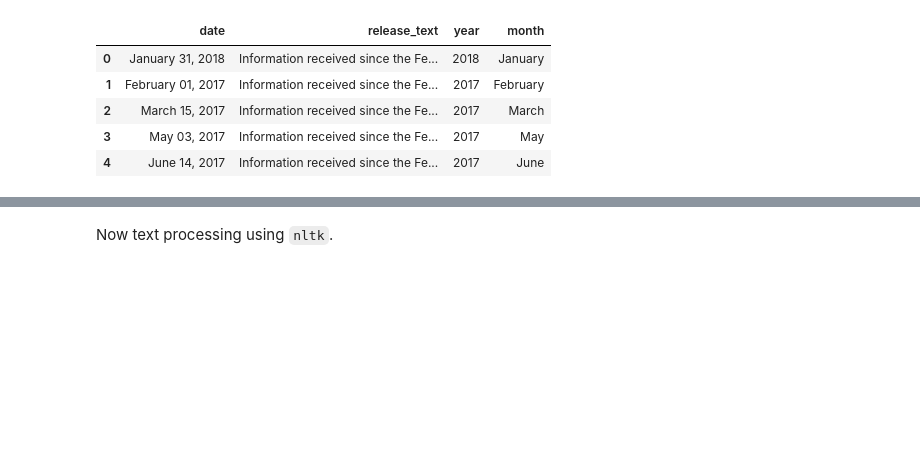
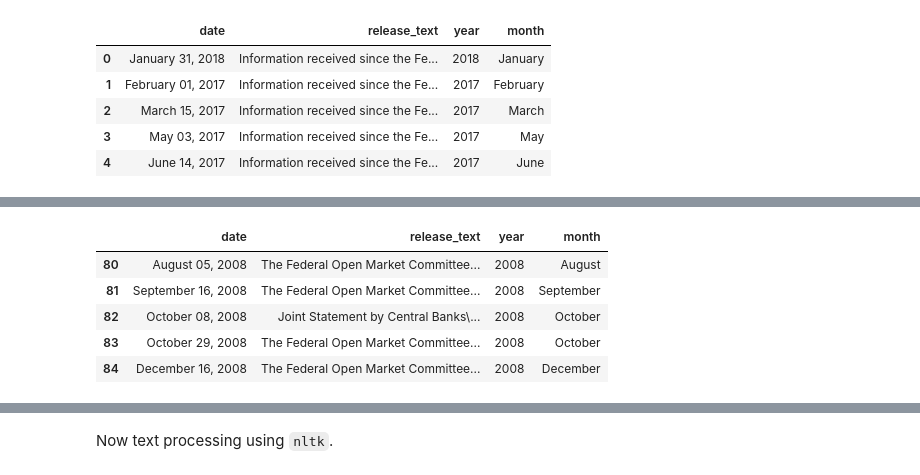
Before and after one commit to jgdenby/hawkwatchers, a Jupyter notebook: nltk_processing.ipynb, the cells around one changed output, grey strips where cells are left out. Saved outputs shown, nothing was run; the diff lists cells and outputs as text; code cells hidden in the pictures; blank space fills up the shorter version.

```diff
--- a/nltk_processing.ipynb
+++ b/nltk_processing.ipynb
@@ -21,12 +26,6 @@ release_df.head()
 | 2 | March 15, 2017 | Information received since the Fe... | 2017 | March |
 | 3 | May 03, 2017 | Information received since the Fe... | 2017 | May |
 | 4 | June 14, 2017 | Information received since the Fe... | 2017 | June |
-# %%
-release_df['year'] = release_df['date'].apply(lambda x: int(x[-4:]))
-# %%
-release_df['month'] = release_df['date'].apply(lambda x: re.findall(r'(\w+) \d', x)[0])
-# %%
-release_df = release_df.reset_index(drop=True)
 # %%
 release_df.merge(ratesdf, how='left', on = ['year', 'month']).head()
 # %% [output]
@@ -78,0 +73,9 @@ releaserates_df.to_csv('releaserates.csv')
+# %%
+release_df.tail()
+# %% [output]
+|  | date | release_text | year | month |
+| 80 | August 05, 2008 | The Federal Open Market Committee... | 2008 | August |
+| 81 | September 16, 2008 | The Federal Open Market Committee... | 2008 | September |
+| 82 | October 08, 2008 | Joint Statement by Central Banks\... | 2008 | October |
+| 83 | October 29, 2008 | The Federal Open Market Committee... | 2008 | October |
+| 84 | December 16, 2008 | The Federal Open Market Committee... | 2008 | December |
```
Also changed, not shown: parts of 33 cells of this notebook, 1 other file.
